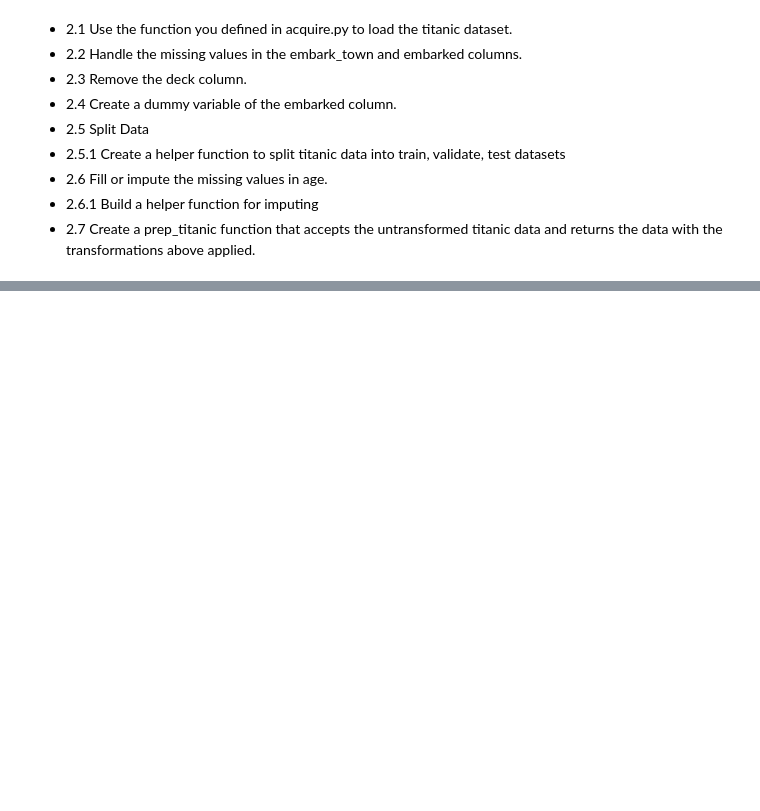
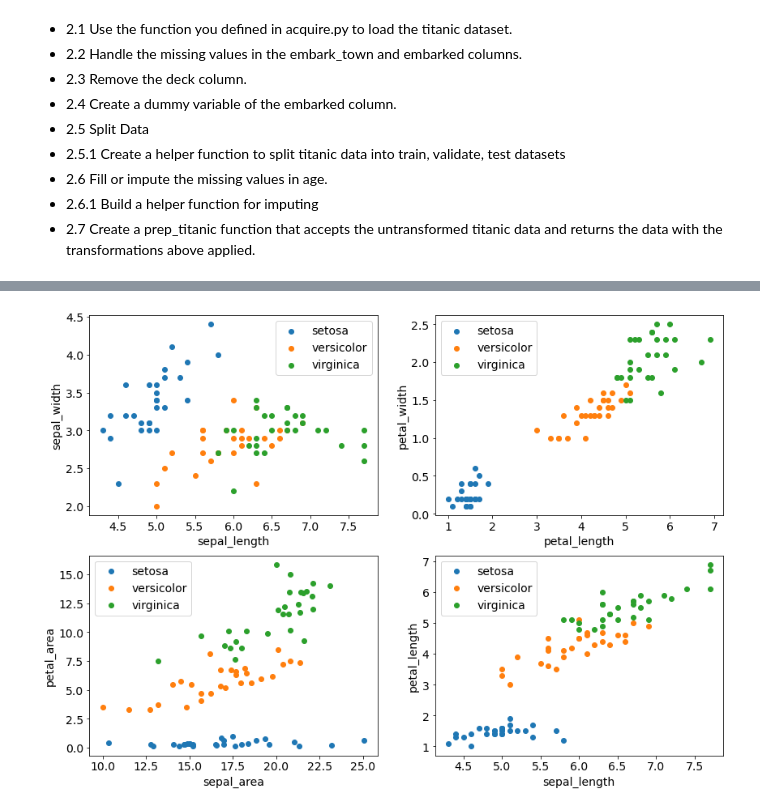
Before and after one commit to ArnolValadezRodriguez/classification-exercises, a Jupyter notebook: classification_exercises.ipynb, the cells around one changed output, grey strips where cells are left out. Drawn from its saved outputs; the diff is of its cells as text; code cells hidden in the pictures; blank space fills up the shorter version.

```diff
--- a/classification_exercises.ipynb
+++ b/classification_exercises.ipynb
@@ -355,0 +516,6 @@ cleaned_df_v0.head()
+# %%
+for i, pair in enumerate(combos):
+    plt.subplot(2,2,i+1)
+    scatter_species(pair[0], pair[1])
+# %% [output]
+[figure, added]
```
Also changed, not shown: parts of 55 cells of this notebook, 1 other file.
